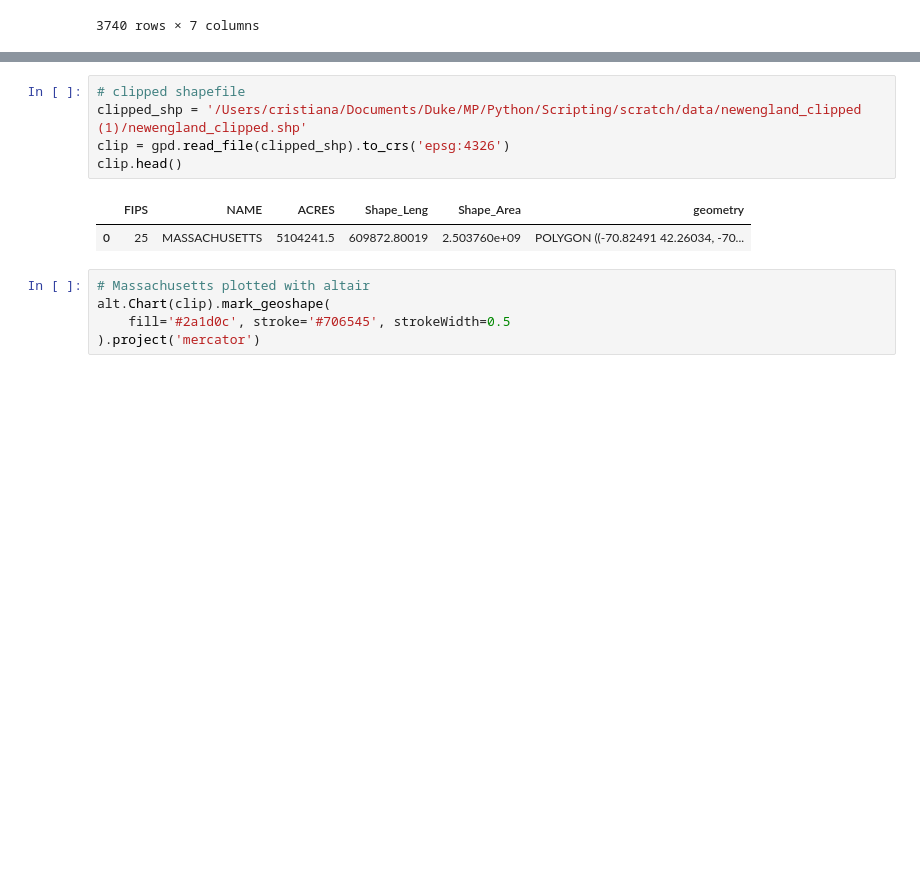
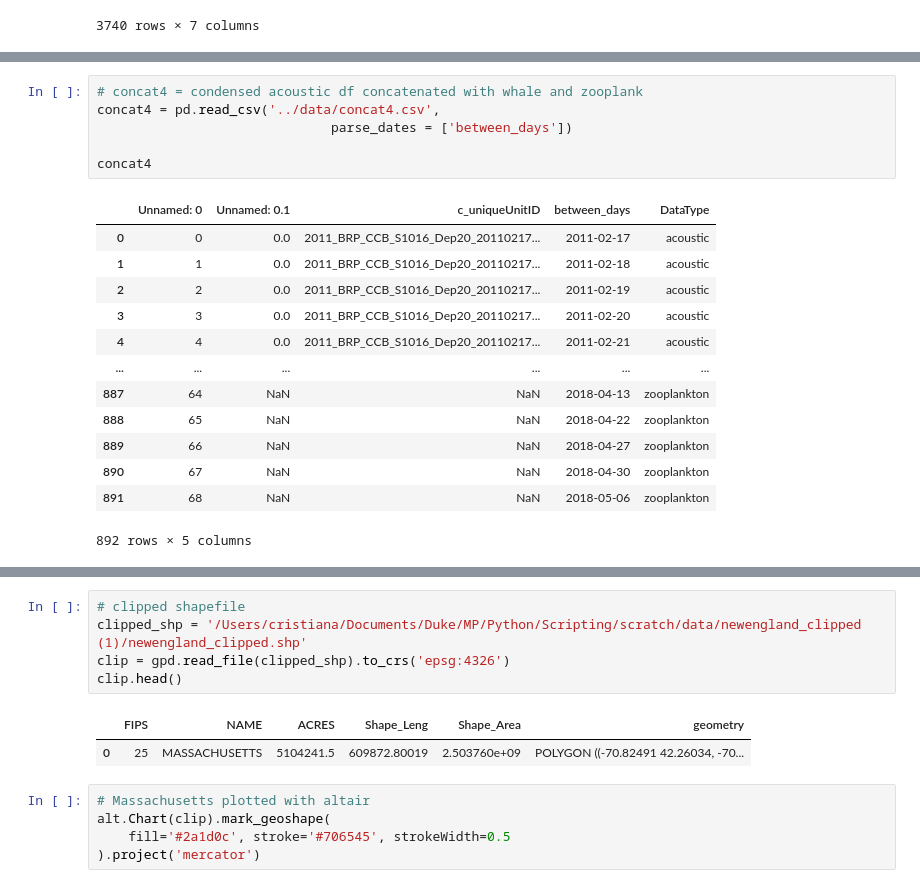
Before and after one commit to jackiefalvo/MP_Python, a Jupyter notebook: Scripting/scratch/scripts/SpatioTemporal_overlap.ipynb, the cells around one changed output, grey strips where cells are left out. Drawn from its saved outputs; the diff is of its cells as text; blank space fills up the shorter version.

```diff
--- a/Scripting/scratch/scripts/SpatioTemporal_overlap.ipynb
+++ b/Scripting/scratch/scripts/SpatioTemporal_overlap.ipynb
@@ -123,0 +55,20 @@ Name: between_days, Length: 896, dtype: int64
+# %%
+# concat4 = condensed acoustic df concatenated with whale and zooplank
+concat4 = pd.read_csv('../data/concat4.csv',
+                              parse_dates = ['between_days'])
+
+concat4
+# %% [output]
+|  | Unnamed: 0 | Unnamed: 0.1 | c_uniqueUnitID | between_days | DataType |
+| 0 | 0 | 0.0 | 2011_BRP_CCB_S1016_Dep20_20110217... | 2011-02-17 | acoustic |
+| 1 | 1 | 0.0 | 2011_BRP_CCB_S1016_Dep20_20110217... | 2011-02-18 | acoustic |
+| 2 | 2 | 0.0 | 2011_BRP_CCB_S1016_Dep20_20110217... | 2011-02-19 | acoustic |
+| 3 | 3 | 0.0 | 2011_BRP_CCB_S1016_Dep20_20110217... | 2011-02-20 | acoustic |
+| 4 | 4 | 0.0 | 2011_BRP_CCB_S1016_Dep20_20110217... | 2011-02-21 | acoustic |
+| ... | ... | ... | ... | ... | ... |
+| 887 | 64 | NaN | NaN | 2018-04-13 | zooplankton |
+| 888 | 65 | NaN | NaN | 2018-04-22 | zooplankton |
+| 889 | 66 | NaN | NaN | 2018-04-27 | zooplankton |
+| 890 | 67 | NaN | NaN | 2018-04-30 | zooplankton |
+| 891 | 68 | NaN | NaN | 2018-05-06 | zooplankton |
+892 rows × 5 columns
```
Also changed, not shown: parts of 23 cells of this notebook, 7 other files.
